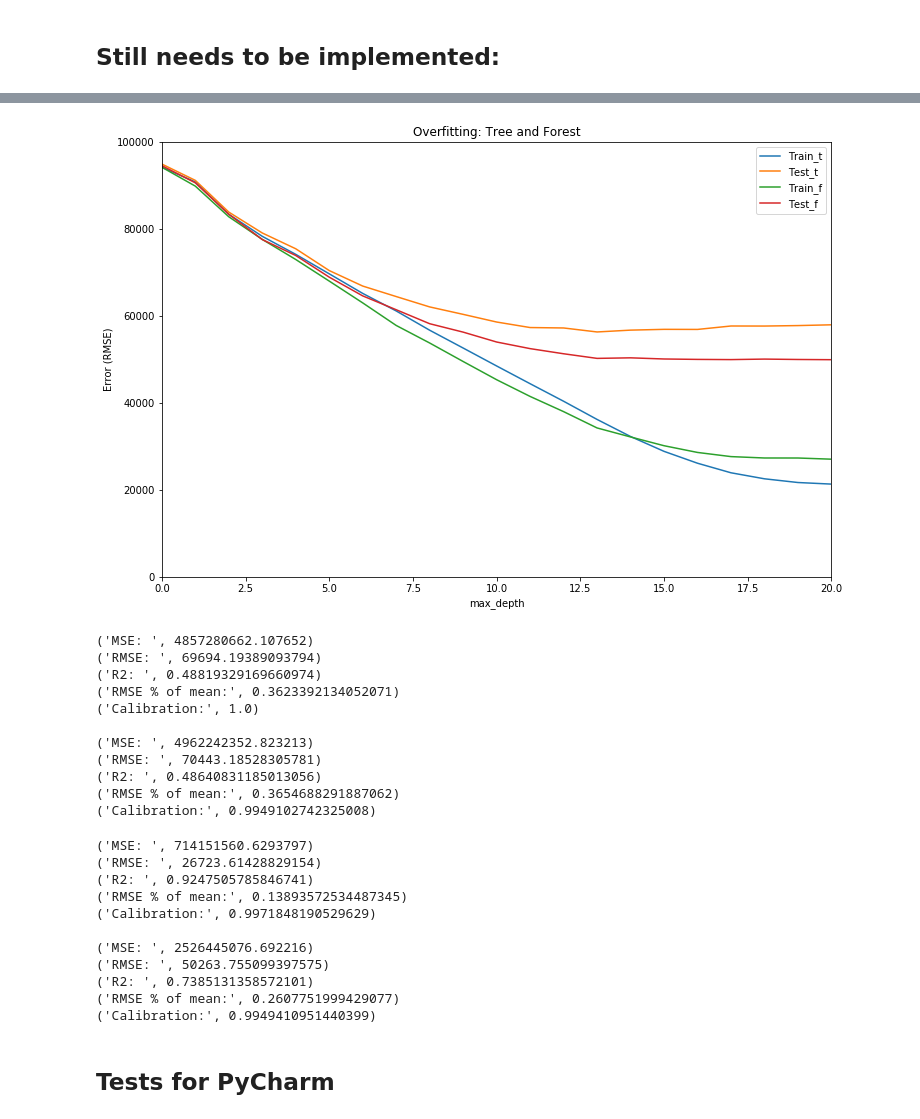
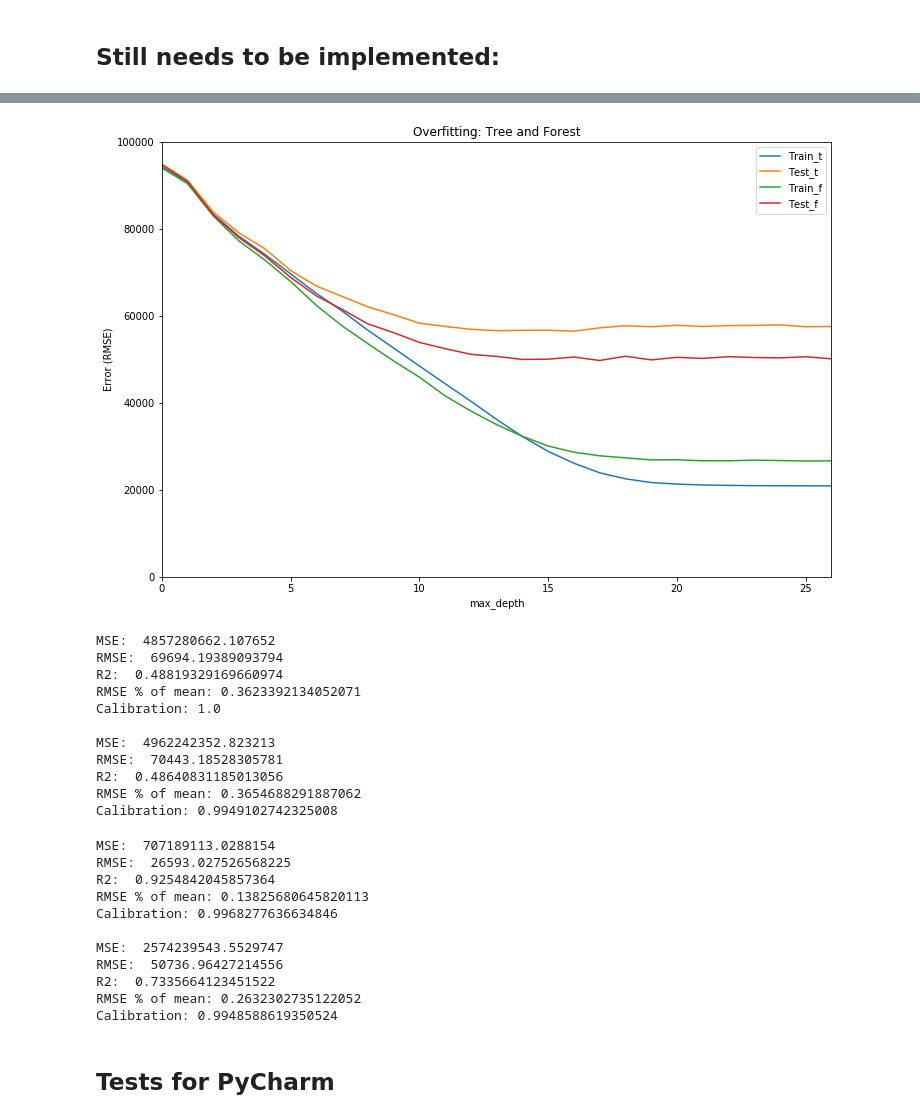
Before and after one commit to KatieBSC/Bootcamp, a Jupyter notebook: Decision_Tree_Regression-Plots.ipynb, the cells around one changed output, grey strips where cells are left out. Saved outputs shown, nothing was run; the diff lists cells and outputs as text; code cells hidden in the pictures.

```diff
--- a/Decision_Tree_Regression-Plots.ipynb
+++ b/Decision_Tree_Regression-Plots.ipynb
@@ -182,8 +182,8 @@ y_t = housing_test[['median_house_value']]
 # %%
 # Test for multiple plots
 
-a = plot_errors(30,X,y,X_t,y_t)
-b = plot_forest_errors(30,X,y,X_t,y_t)
+a = plot_errors(2000,X,y,X_t,y_t)
+b = plot_forest_errors(2000,X,y,X_t,y_t)
 c = pd.concat([a,b],axis=1)
 # %%
 c.columns = ['Train_t','Test_t','Train_f','Test_f']
@@ -192,9 +194,9 @@ ax.set(xlabel="max_depth", ylabel="Error (RMSE)");
 # %%
 c.columns = ['Train_t','Test_t','Train_f','Test_f']
-ax = c.plot(figsize=(12,8),xlim=(0,20),ylim=(2,100000),title='Overfitting: Tree and Forest')
+ax = c.plot(figsize=(12,8),xlim=(0,26),ylim=(2,100000),title='Overfitting: Tree and Forest')
 ax.set(xlabel="max_depth", ylabel="Error (RMSE)");
 # %% [output]
-[figure, old version]
+[figure, new version]
 # %%
 plot_errors(20,X,y,X_t,y_t)
 
@@ -204,20 +206,20 @@ pred_train,pred_test = clf.fit(X,y).predict(X),clf.fit(X,y).predict(X_t)
 
 
 print_errors(y, pred_train)
-print''
+print('')
 print_errors(y_t, pred_test)
 # %% [output]
-('MSE: ', 4857280662.107652)
-('RMSE: ', 69694.19389093794)
-('R2: ', 0.48819329169660974)
-('RMSE % of mean:', 0.3623392134052071)
-('Calibration:', 1.0)
+MSE:  4857280662.107652
+RMSE:  69694.19389093794
+R2:  0.48819329169660974
+RMSE % of mean: 0.3623392134052071
+Calibration: 1.0
 
-('MSE: ', 4962242352.823213)
-('RMSE: ', 70443.18528305781)
-('R2: ', 0.48640831185013056)
-('RMSE % of mean:', 0.3654688291887062)
-('Calibration:', 0.9949102742325008)
+MSE:  4962242352.823213
+RMSE:  70443.18528305781
+R2:  0.48640831185013056
+RMSE % of mean: 0.3654688291887062
+Calibration: 0.9949102742325008
 # %%
 plot_forest_errors(20,X,y,X_t,y_t)
 
@@ -226,20 +228,20 @@ pred_train,pred_test = woods.fit(X,y.values.ravel()).predict(X),woods.fit(X,y.va
 
 
 print_errors(y, pred_train)
-print''
+print('')
 print_errors(y_t, pred_test)
 # %% [output]
-('MSE: ', 714151560.6293797)
-('RMSE: ', 26723.61428829154)
-('R2: ', 0.9247505785846741)
-('RMSE % of mean:', 0.13893572534487345)
-('Calibration:', 0.9971848190529629)
+MSE:  707189113.0288154
+RMSE:  26593.027526568225
+R2:  0.9254842045857364
+RMSE % of mean: 0.13825680645820113
+Calibration: 0.9968277636634846
 
-('MSE: ', 2526445076.692216)
-('RMSE: ', 50263.755099397575)
-('R2: ', 0.7385131358572101)
-('RMSE % of mean:', 0.2607751999429077)
-('Calibration:', 0.9949410951440399)
+MSE:  2574239543.5529747
+RMSE:  50736.96427214556
+R2:  0.7335664123451522
+RMSE % of mean: 0.2632302735122052
+Calibration: 0.9948588619350524
 # %% [markdown]
 ## Tests for PyCharm
 # %%
```
Also changed, not shown: parts of 4 cells of this notebook, 12 other files.
